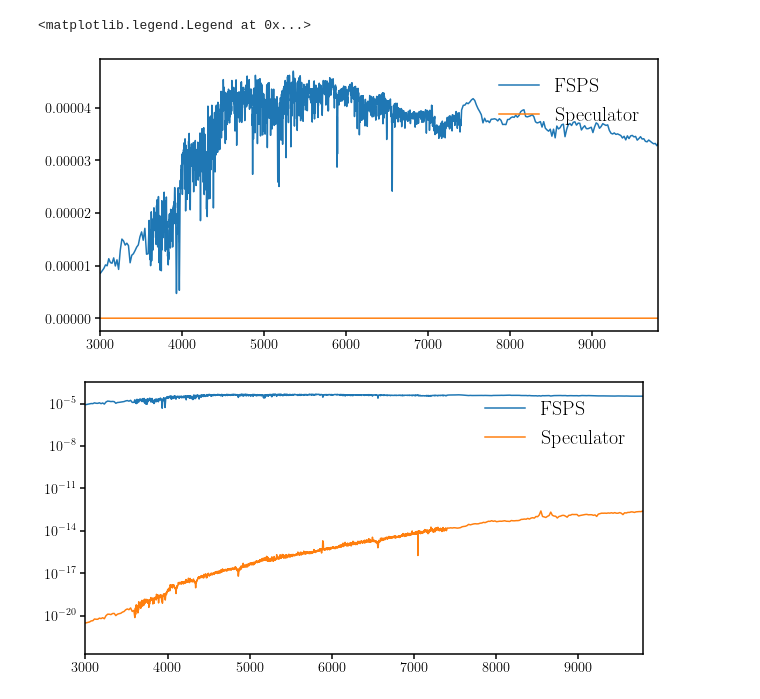
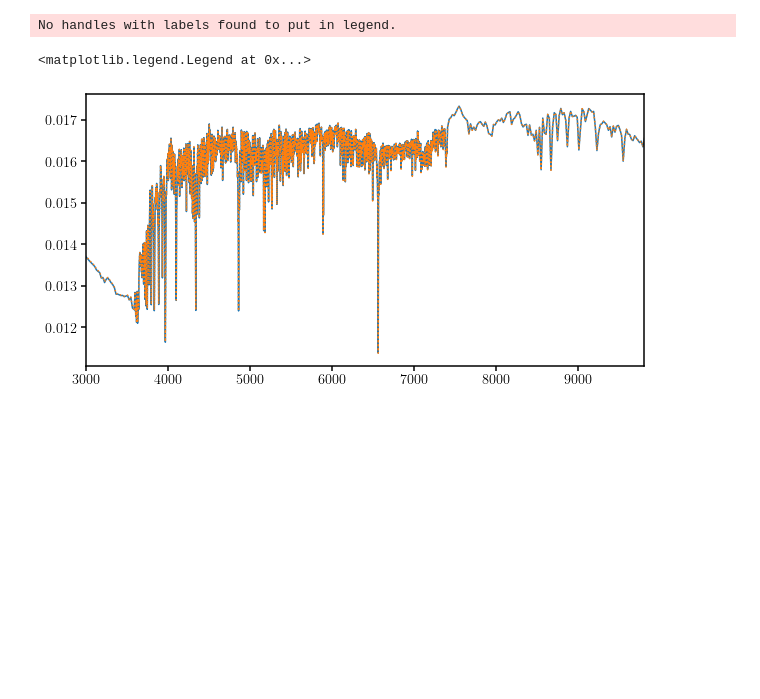
Before and after one commit to changhoonhahn/gqp_mc, a Jupyter notebook: nb/speculator_fsps.ipynb, the cells around one changed output. Saved outputs shown, nothing was run; the diff lists cells and outputs as text; code cells hidden in the pictures; blank space fills up the shorter version.

Commit message:
nb/speculator_fsps.ipynb: - fitters.iSpeculator._emulator method agrees with FSPS

```diff
--- a/nb/speculator_fsps.ipynb
+++ b/nb/speculator_fsps.ipynb
@@ -140,32 +24,20 @@ sub.legend(loc='upper right', fontsize=20)
-# %%
-theta = np.array([
-    1., # SFH basis coefficient 1
-    0., # SFH basis coefficient 2
-    0., # SFH basis coefficient 3
-    0., # SFH basis coefficient 4
-    3.66e-03, # ZH basis coefficient 1
-    3.66e-03, # ZH basis coefficient 2
-    13.7, # tage z=0
-    0.])  # no dust
-
-w, lum_fsps = FSPS_lumSSP(theta)
-lum_speculator = emulator(theta)
-
-fig = plt.figure(figsize=(10,5))
-sub = plt.subplot(111)
-sub.plot(w, lum_fsps, label='FSPS')
-sub.plot(wave, lum_speculator, label='Speculator')
-sub.set_xlim(3e3, 9800.)
-sub.legend(loc='upper right', fontsize=20)
-
-fig = plt.figure(figsize=(10,5))
-sub = plt.subplot(111)
-sub.plot(w, lum_fsps, label='FSPS')
-sub.plot(wave, lum_speculator, label='Speculator')
-sub.set_xlim(3e3, 9800.)
-sub.set_yscale('log')
-sub.legend(loc='upper right', fontsize=20)
-# %% [output]
-<matplotlib.legend.Legend at 0x...>
-[figure, removed]
-[figure, removed]
+# %%
+speculate = Fitters.iSpeculator()
+# %%
+# Generate some random SED and sort out wavelength selection
+theta = np.load('_theta.npy')
+_wave, sspLum = np.load('fsps_sspLum.npy')
+# %%
+spectrum = speculate._emulator(theta)
+# %%
+fig = plt.figure(figsize=(10,5))
+sub = plt.subplot(111)
+sub.plot(speculate._emu_wave, spectrum)
+sub.plot(_wave, sspLum, ls=':')
+sub.set_xlim(3e3, 9800.)
+#sub.set_ylim(-5.5,-4.25)
+sub.legend(loc='upper right', fontsize=20)
+# %% [output]
+No handles with labels found to put in legend.
+<matplotlib.legend.Legend at 0x...>
+[figure, added]
```
Also changed, not shown: parts of 6 cells of this notebook.
